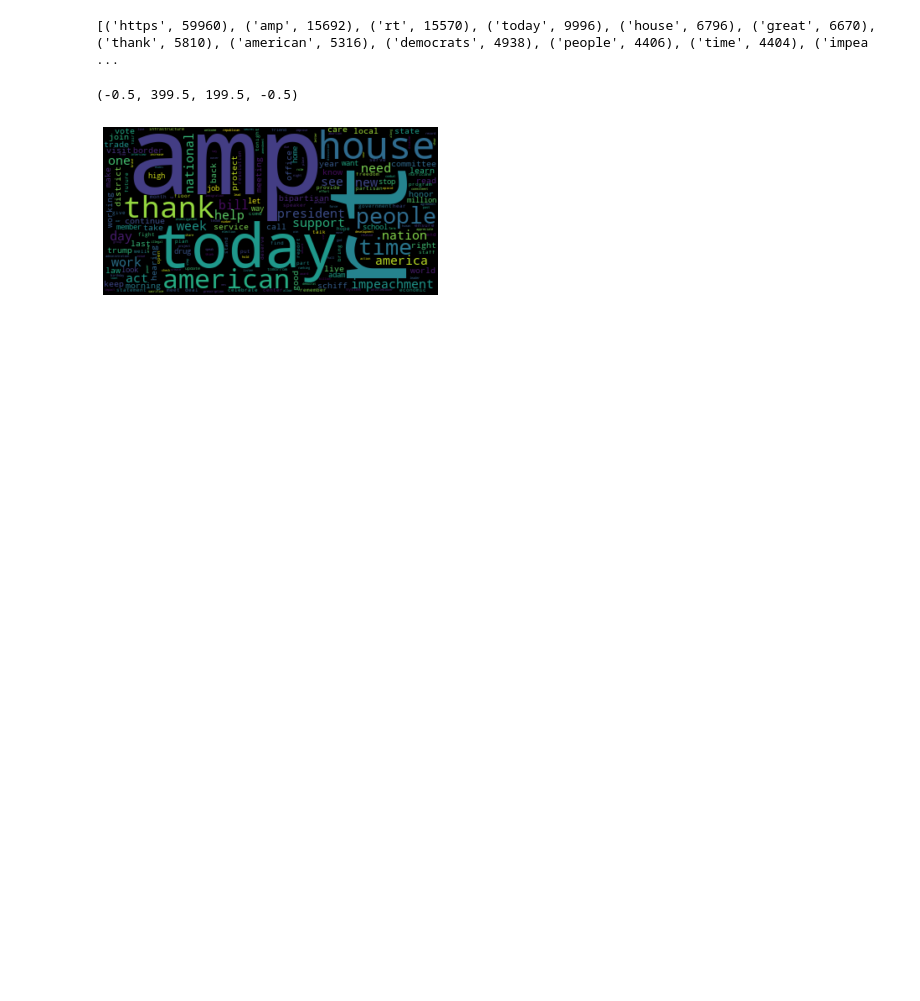
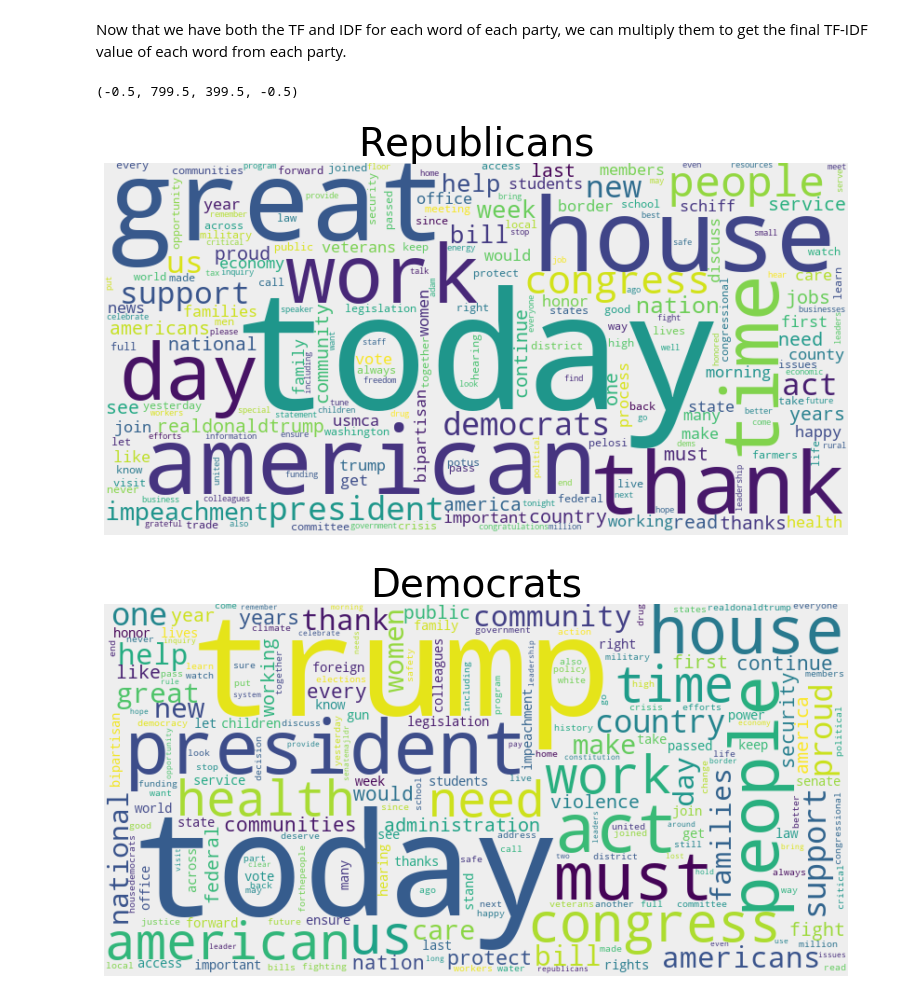
Before and after one commit to LukaAvbreht/Social_graphs, a Jupyter notebook: 02_Assignment/Assignment 2 - Part 2.ipynb, the cells around one changed output. Drawn from its saved outputs; the diff is of its cells as text; code cells hidden in the pictures; blank space fills up the shorter version.

Commit message:
Prettier than ever
- Added description
- Finished and polished word cloud
- Added comments

```diff
--- a/02_Assignment/Assignment 2 - Part 2.ipynb
+++ b/02_Assignment/Assignment 2 - Part 2.ipynb
@@ -15,15 +22,30 @@ from wordcloud import WordCloud
 df = pd.read_csv('./tweet_names.csv', encoding ='utf-8')
 # %%
+# Our two main documents
 dem_tweet_doc = []
 rep_tweet_doc = []
 
 path = './tweets_2019/*'
+
 for filename in glob.glob(path):
     m = filename[14:]
     party_name = df.loc[df['WikiPageName']==m]['Party'].item()
 
-    f = io.open('./tweets_2019/'+ m,'r', encoding="utf8", errors='ignore').read()
+    data = io.open('./tweets_2019/'+ m,'r', encoding="utf8", errors='ignore').read()
+
+    # Removing '&'
+    data = data.replace("&amp;", '')
+
+    # Removing retweets
+    for rt in re.findall(r"RT @\w*:.*\n", data):
+        data = data.replace(rt, '')
+
+    # Removing links forwarding to original tweets or external sources
+    for url in re.findall(r"\bhttps://t\.co/\w+\b", data):
+        data = data.replace(url, '')
+
+    # Each file is then appended to the rest of the concerned congressman's party's list
     if party_name == 'Republican':
-        rep_tweet_doc += word_tokenize(f)
+        rep_tweet_doc += word_tokenize(data)
     else:
-        dem_tweet_doc += word_tokenize(f)
+        dem_tweet_doc += word_tokenize(data)
@@ -76,8 +126,3 @@ for word in rep_tweet_tf:
 
 for word in dem_tweet_tf:
     dem_tweet_tfidf[word] = dem_tweet_tf[word] * idf[word]
-# %%
-sorted_rep_tfidf = sorted(rep_tweet_tfidf.items(), key=operator.itemgetter(1), reverse=True)
-print(sorted_rep_tfidf[:20])
-# %% [output]
-[('https', 59960), ('amp', 15692), ('rt', 15570), ('today', 9996), ('house', 6796), ('great', 6670), ('thank', 5810), ('american', 5316), ('democrats', 4938), ('people', 4406), ('time', 4404), ('impea ...
@@ -89,8 +129,19 @@ for word in sorted_rep_tfidf:
-# %%
-wordcloud = WordCloud().generate(rep_cloud_string)
-
-plt.imshow(wordcloud, interpolation="bilinear")
-plt.axis("off")
-# %% [output]
-(-0.5, 399.5, 199.5, -0.5)
-[figure, removed]
+# %% [markdown]
+Now that we have both the TF and IDF for each word of each party, we can multiply them to get the final TF-IDF value of each word from each party.
+# %%
+wordcloud_rep = WordCloud(width=800, height=400, background_color="#EEEEEE").generate_from_frequencies(rep_tweet_tfidf)
+wordcloud_dem = WordCloud(width=800, height=400, background_color="#EEEEEE").generate_from_frequencies(dem_tweet_tfidf)
+
+plt.figure(1, figsize=(12, 12), dpi=80)
+plt.title("Republicans", fontsize="35")
+plt.imshow(wordcloud_rep, interpolation="bilinear")
+plt.axis("off")
+
+plt.figure(2, figsize=(12, 12), dpi=80)
+plt.title("Democrats", fontsize="35")
+plt.imshow(wordcloud_dem, interpolation="bilinear")
+plt.axis("off")
+# %% [output]
+(-0.5, 799.5, 399.5, -0.5)
+[figure, added]
+[figure, added]
```
Also changed, not shown: parts of 11 cells of this notebook.
